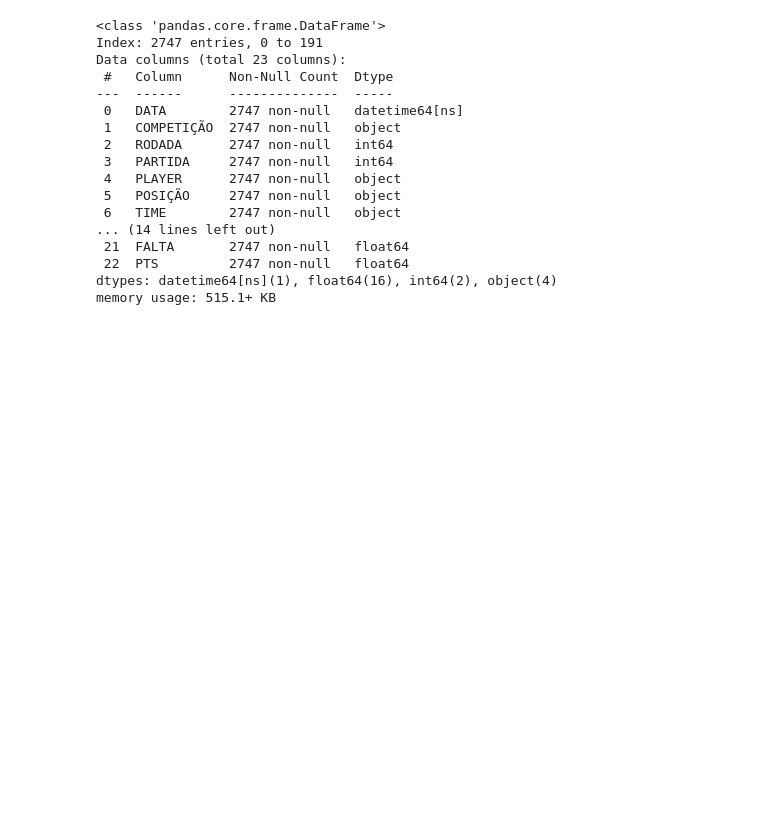
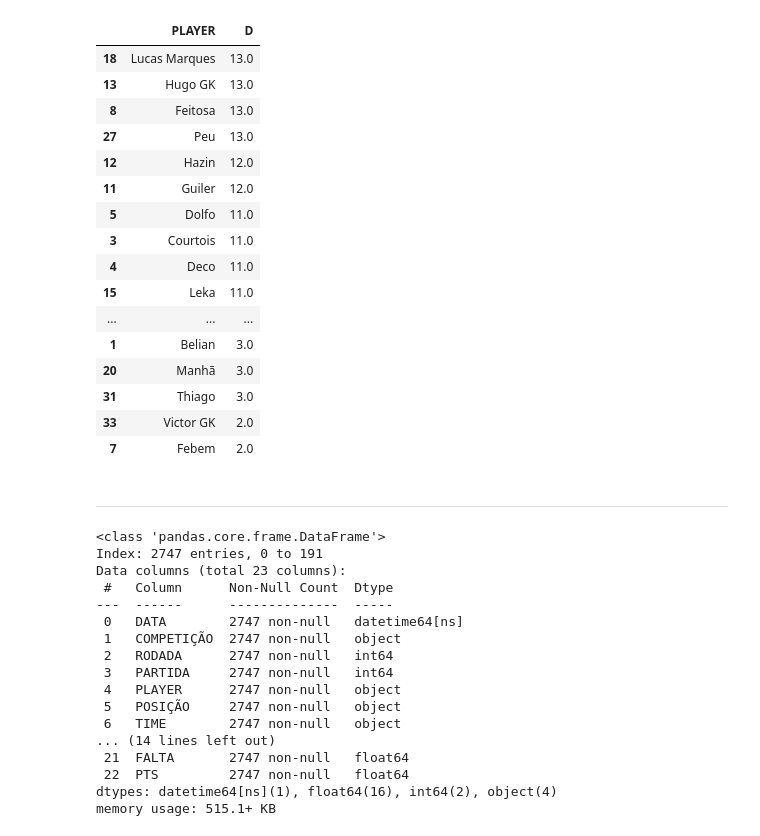
Before and after one commit to talesaraujoc/mrleague_v2_web_app, a Jupyter notebook: notebook_test.ipynb, the cells around one changed output. Saved outputs shown, nothing was run; the diff lists cells and outputs as text; code cells hidden in the pictures; blank space fills up the shorter version.

```diff
--- a/notebook_test.ipynb
+++ b/notebook_test.ipynb
@@ -18,3 +86,25 @@ df_season.fillna(0, inplace=True)
+# %%
+df_cartas_novas[['PLAYER','D']].sort_values(by='D', ascending=False)
+# %% [output]
+|  | PLAYER | D |
+| 18 | Lucas Marques | 13.0 |
+| 13 | Hugo GK | 13.0 |
+| 8 | Feitosa | 13.0 |
+| 27 | Peu | 13.0 |
+| 12 | Hazin | 12.0 |
+| 11 | Guiler | 12.0 |
+| 5 | Dolfo | 11.0 |
+| 3 | Courtois | 11.0 |
+| 4 | Deco | 11.0 |
+| 15 | Leka | 11.0 |
+| ... | ... | ... |
+| 1 | Belian | 3.0 |
+| 20 | Manhã | 3.0 |
+| 31 | Thiago | 3.0 |
+| 33 | Victor GK | 2.0 |
+| 7 | Febem | 2.0 |
+# %% [markdown]
+----
 # %%
 df_season.info()
 # %% [output]
```
Also changed, not shown: parts of 7 cells of this notebook.
